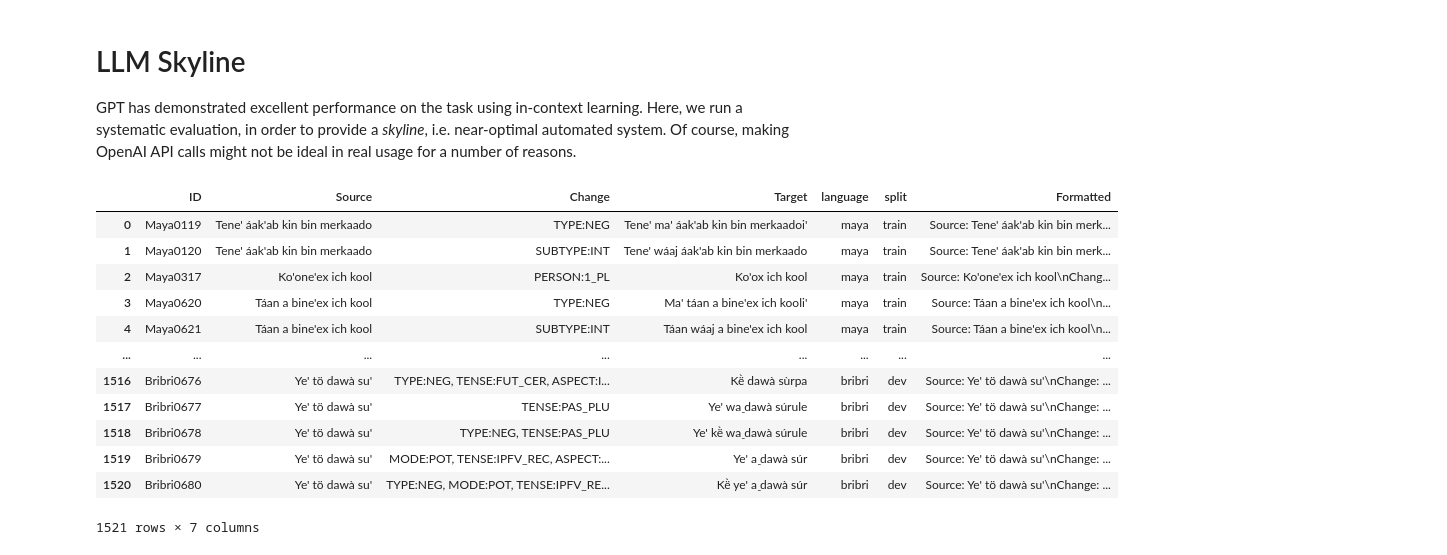
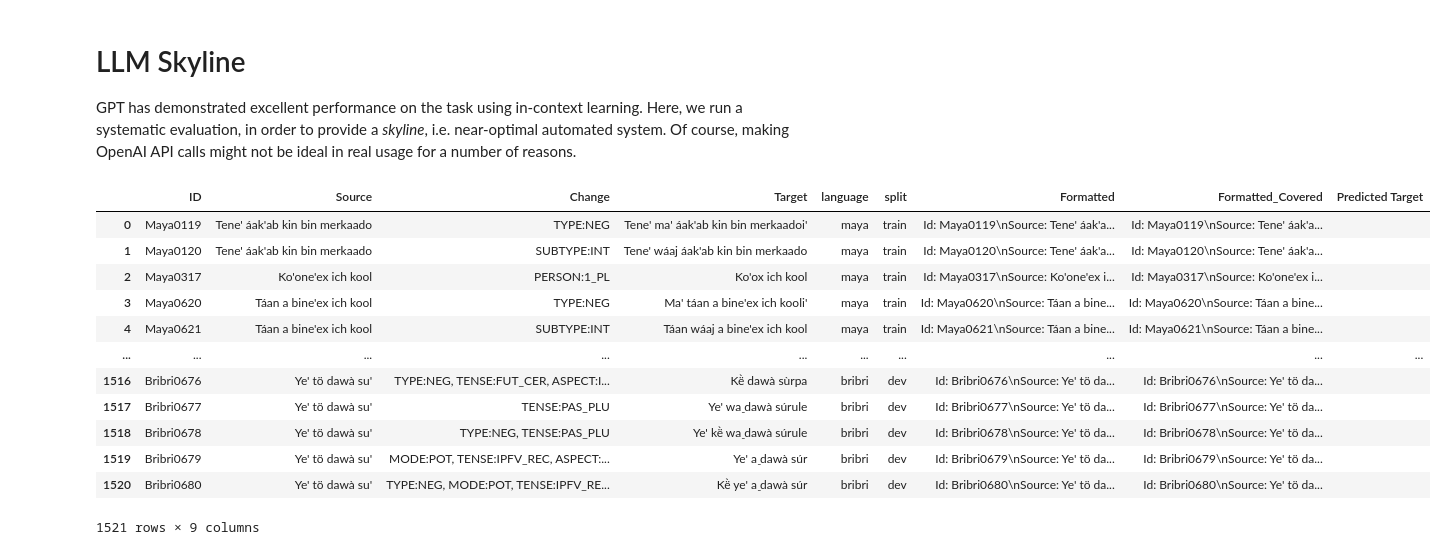
Before and after one commit to lecs-lab/americasnlp2024, a Jupyter notebook: src/llm-skyline.ipynb, the cells around one changed output. Drawn from its saved outputs; the diff is of its cells as text; code cells hidden in the pictures.

```diff
--- a/src/llm-skyline.ipynb
+++ b/src/llm-skyline.ipynb
@@ -4,32 +4,34 @@ GPT has demonstrated excellent performance on the task using in-context learning
 # %%
 import pandas as pd
 import os
 
 # Read all of the data into a single combined DF
 folder_path = '../americasnlp2024/ST2_EducationalMaterials/data/'
 all_data = []
 for filename in os.listdir(folder_path):
     if filename.endswith('.tsv'):
         split_df = pd.read_csv(os.path.join(folder_path, filename), delimiter='\t')
         [split_df['language'], split_df['split']] = filename[:-4].split("-")
         all_data.append(split_df)
 
 df = pd.concat(all_data, ignore_index=True)
-df['Formatted'] = df.apply(lambda row: f"Source: {row['Source']}\nChange: {row['Change']}\nTarget: {row['Target']}", axis=1)
+df['Formatted'] = df.apply(lambda row: f"Id: {row['ID']}\nSource: {row['Source']}\nChange: {row['Change']}\nTarget: {row['Target']}", axis=1)
+df['Formatted_Covered'] = df.apply(lambda row: f"Id: {row['ID']}\nSource: {row['Source']}\nChange: {row['Change']}\nTarget: ", axis=1)
+df['Predicted Target'] = ''
 df
 # %% [output]
-|  | ID | Source | Change | Target | language | split | Formatted |
-| 0 | Maya0119 | Tene' áak'ab kin bin merkaado | TYPE:NEG | Tene' ma' áak'ab kin bin merkaadoi' | maya | train | Source: Tene' áak'ab kin bin merk... |
-| 1 | Maya0120 | Tene' áak'ab kin bin merkaado | SUBTYPE:INT | Tene' wáaj áak'ab kin bin merkaado | maya | train | Source: Tene' áak'ab kin bin merk... |
-| 2 | Maya0317 | Ko'one'ex ich kool | PERSON:1_PL | Ko'ox ich kool | maya | train | Source: Ko'one'ex ich kool\nChang... |
-| 3 | Maya0620 | Táan a bine'ex ich kool | TYPE:NEG | Ma' táan a bine'ex ich kooli' | maya | train | Source: Táan a bine'ex ich kool\n... |
-| 4 | Maya0621 | Táan a bine'ex ich kool | SUBTYPE:INT | Táan wáaj a bine'ex ich kool | maya | train | Source: Táan a bine'ex ich kool\n... |
-| ... | ... | ... | ... | ... | ... | ... | ... |
-| 1516 | Bribri0676 | Ye' tö dawà su' | TYPE:NEG, TENSE:FUT_CER, ASPECT:I... | Kë̀ dawà sùrpa | bribri | dev | Source: Ye' tö dawà su'\nChange: ... |
-| 1517 | Bribri0677 | Ye' tö dawà su' | TENSE:PAS_PLU | Ye' wa̠ dawà súrule | bribri | dev | Source: Ye' tö dawà su'\nChange: ... |
-| 1518 | Bribri0678 | Ye' tö dawà su' | TYPE:NEG, TENSE:PAS_PLU | Ye' kë̀ wa̠ dawà súrule | bribri | dev | Source: Ye' tö dawà su'\nChange: ... |
-| 1519 | Bribri0679 | Ye' tö dawà su' | MODE:POT, TENSE:IPFV_REC, ASPECT:... | Ye' a̠ dawà súr | bribri | dev | Source: Ye' tö dawà su'\nChange: ... |
-| 1520 | Bribri0680 | Ye' tö dawà su' | TYPE:NEG, MODE:POT, TENSE:IPFV_RE... | Kë̀ ye' a̠ dawà súr | bribri | dev | Source: Ye' tö dawà su'\nChange: ... |
+|  | ID | Source | Change | Target | language | split | Formatted | Formatted_Covered | Predicted Target |
+| 0 | Maya0119 | Tene' áak'ab kin bin merkaado | TYPE:NEG | Tene' ma' áak'ab kin bin merkaadoi' | maya | train | Id: Maya0119\nSource: Tene' áak'a... | Id: Maya0119\nSource: Tene' áak'a... |  |
+| 1 | Maya0120 | Tene' áak'ab kin bin merkaado | SUBTYPE:INT | Tene' wáaj áak'ab kin bin merkaado | maya | train | Id: Maya0120\nSource: Tene' áak'a... | Id: Maya0120\nSource: Tene' áak'a... |  |
+| 2 | Maya0317 | Ko'one'ex ich kool | PERSON:1_PL | Ko'ox ich kool | maya | train | Id: Maya0317\nSource: Ko'one'ex i... | Id: Maya0317\nSource: Ko'one'ex i... |  |
+| 3 | Maya0620 | Táan a bine'ex ich kool | TYPE:NEG | Ma' táan a bine'ex ich kooli' | maya | train | Id: Maya0620\nSource: Táan a bine... | Id: Maya0620\nSource: Táan a bine... |  |
+| 4 | Maya0621 | Táan a bine'ex ich kool | SUBTYPE:INT | Táan wáaj a bine'ex ich kool | maya | train | Id: Maya0621\nSource: Táan a bine... | Id: Maya0621\nSource: Táan a bine... |  |
+| ... | ... | ... | ... | ... | ... | ... | ... | ... | ... |
+| 1516 | Bribri0676 | Ye' tö dawà su' | TYPE:NEG, TENSE:FUT_CER, ASPECT:I... | Kë̀ dawà sùrpa | bribri | dev | Id: Bribri0676\nSource: Ye' tö da... | Id: Bribri0676\nSource: Ye' tö da... |  |
+| 1517 | Bribri0677 | Ye' tö dawà su' | TENSE:PAS_PLU | Ye' wa̠ dawà súrule | bribri | dev | Id: Bribri0677\nSource: Ye' tö da... | Id: Bribri0677\nSource: Ye' tö da... |  |
+| 1518 | Bribri0678 | Ye' tö dawà su' | TYPE:NEG, TENSE:PAS_PLU | Ye' kë̀ wa̠ dawà súrule | bribri | dev | Id: Bribri0678\nSource: Ye' tö da... | Id: Bribri0678\nSource: Ye' tö da... |  |
+| 1519 | Bribri0679 | Ye' tö dawà su' | MODE:POT, TENSE:IPFV_REC, ASPECT:... | Ye' a̠ dawà súr | bribri | dev | Id: Bribri0679\nSource: Ye' tö da... | Id: Bribri0679\nSource: Ye' tö da... |  |
+| 1520 | Bribri0680 | Ye' tö dawà su' | TYPE:NEG, MODE:POT, TENSE:IPFV_RE... | Kë̀ ye' a̠ dawà súr | bribri | dev | Id: Bribri0680\nSource: Ye' tö da... | Id: Bribri0680\nSource: Ye' tö da... |  |
-1521 rows × 7 columns
+1521 rows × 9 columns
 # %%
 from openai import OpenAI
```
Also changed, not shown: parts of 2 cells of this notebook, 3 other files.
